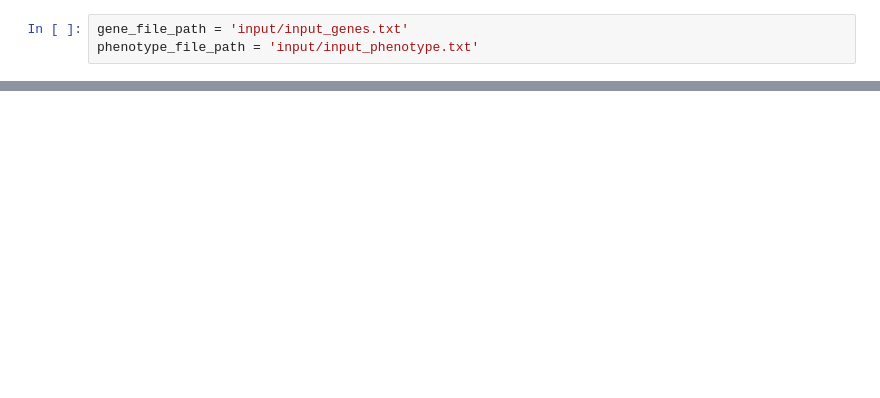
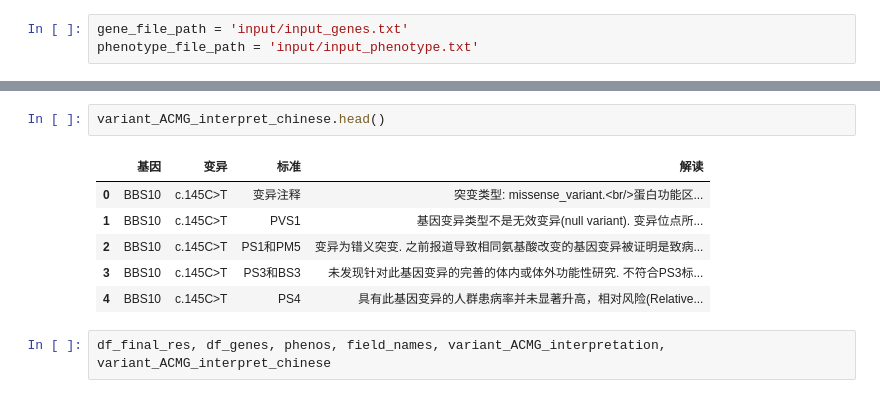
Before and after one commit to xguo39/deepbrain, a Jupyter notebook: deepb/test.ipynb, the cells around one changed output, grey strips where cells are left out. Cells and saved outputs as stored; diff of their text form; blank space fills up the shorter version.

```diff
--- a/deepb/test.ipynb
+++ b/deepb/test.ipynb
@@ -524,0 +455,11 @@ df_final_res
+# %%
+variant_ACMG_interpret_chinese.head()
+# %% [output]
+|  | 基因 | 变异 | 标准 | 解读 |
+| 0 | BBS10 | c.145C>T | 变异注释 | 突变类型: missense_variant.<br/>蛋白功能区... |
+| 1 | BBS10 | c.145C>T | PVS1 | 基因变异类型不是无效变异(null variant). 变异位点所... |
+| 2 | BBS10 | c.145C>T | PS1和PM5 | 变异为错义突变. 之前报道导致相同氨基酸改变的基因变异被证明是致病... |
+| 3 | BBS10 | c.145C>T | PS3和BS3 | 未发现针对此基因变异的完善的体内或体外功能性研究. 不符合PS3标... |
+| 4 | BBS10 | c.145C>T | PS4 | 具有此基因变异的人群患病率并未显著升高，相对风险(Relative... |
+# %%
+df_final_res, df_genes, phenos, field_names, variant_ACMG_interpretation, variant_ACMG_interpret_chinese
```
Also changed, not shown: parts of 51 cells of this notebook, 20 other files.
